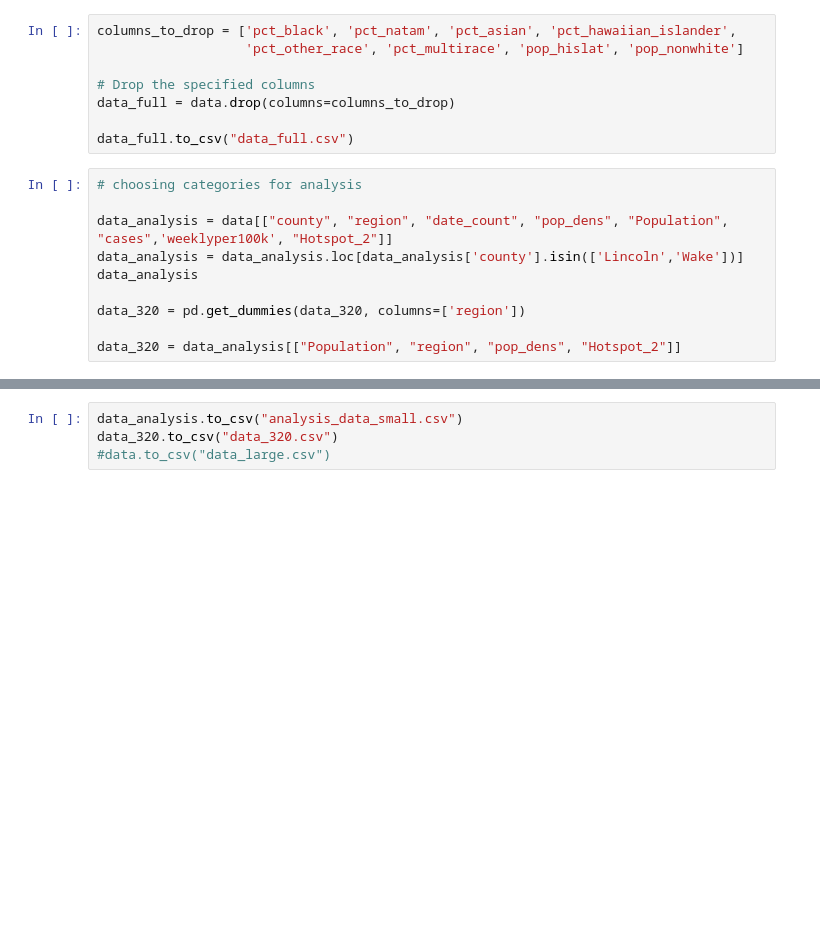
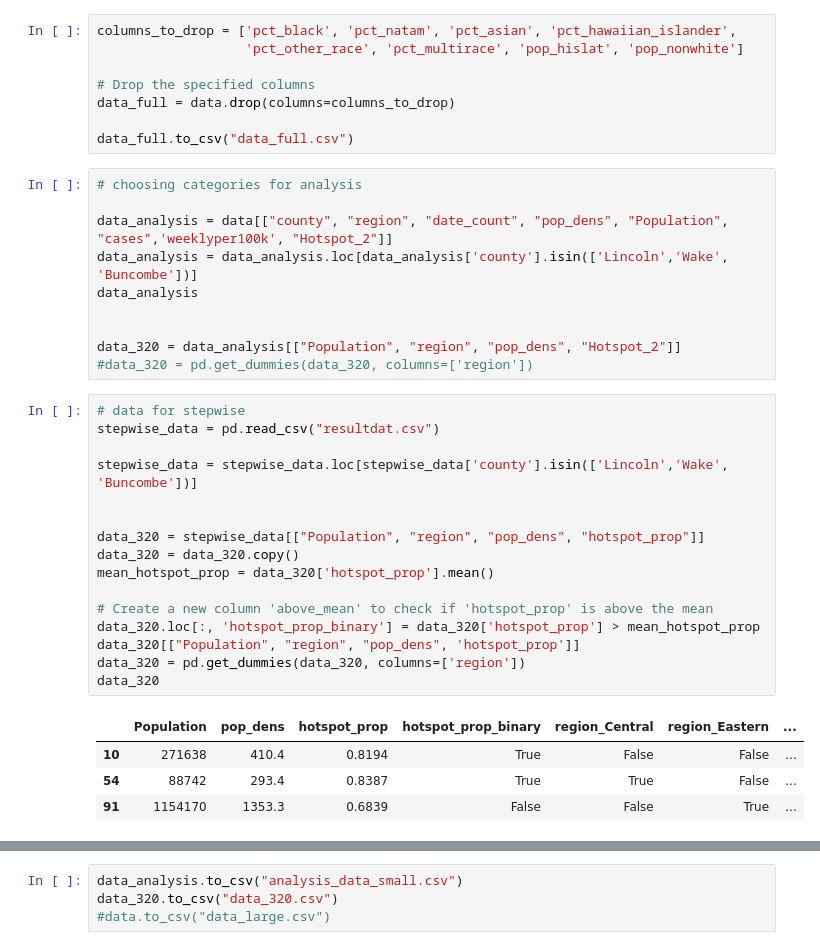
Before and after one commit to ecthompsoncodes/FDS-Epi-Project, a Jupyter notebook: Data for Analysis.ipynb, the cells around one changed output, grey strips where cells are left out. Cells and saved outputs as stored; diff of their text form; blank space fills up the shorter version.

```diff
--- a/Data for Analysis.ipynb
+++ b/Data for Analysis.ipynb
@@ -326,9 +326,30 @@ data_full.to_csv("data_full.csv")
 # choosing categories for analysis
 
 data_analysis = data[["county", "region", "date_count", "pop_dens", "Population", "cases",'weeklyper100k', "Hotspot_2"]]
-data_analysis = data_analysis.loc[data_analysis['county'].isin(['Lincoln','Wake'])]
+data_analysis = data_analysis.loc[data_analysis['county'].isin(['Lincoln','Wake', 'Buncombe'])]
 data_analysis
 
-data_320 = pd.get_dummies(data_320, columns=['region'])
 
 data_320 = data_analysis[["Population", "region", "pop_dens", "Hotspot_2"]]
+#data_320 = pd.get_dummies(data_320, columns=['region'])
+# %%
+# data for stepwise
+stepwise_data = pd.read_csv("resultdat.csv")
+
+stepwise_data = stepwise_data.loc[stepwise_data['county'].isin(['Lincoln','Wake', 'Buncombe'])]
+
+
+data_320 = stepwise_data[["Population", "region", "pop_dens", "hotspot_prop"]]
+data_320 = data_320.copy()
+mean_hotspot_prop = data_320['hotspot_prop'].mean()
+
+# Create a new column 'above_mean' to check if 'hotspot_prop' is above the mean
+data_320.loc[:, 'hotspot_prop_binary'] = data_320['hotspot_prop'] > mean_hotspot_prop
+data_320[["Population", "region", "pop_dens", 'hotspot_prop']]
+data_320 = pd.get_dummies(data_320, columns=['region'])
+data_320
+# %% [output]
+|  | Population | pop_dens | hotspot_prop | hotspot_prop_binary | region_Central | region_Eastern | ... |
+| 10 | 271638 | 410.4 | 0.8194 | True | False | False | ... |
+| 54 | 88742 | 293.4 | 0.8387 | True | True | False | ... |
+| 91 | 1154170 | 1353.3 | 0.6839 | False | False | True | ... |
```
Also changed, not shown: parts of 2 cells of this notebook, 2 other files.
